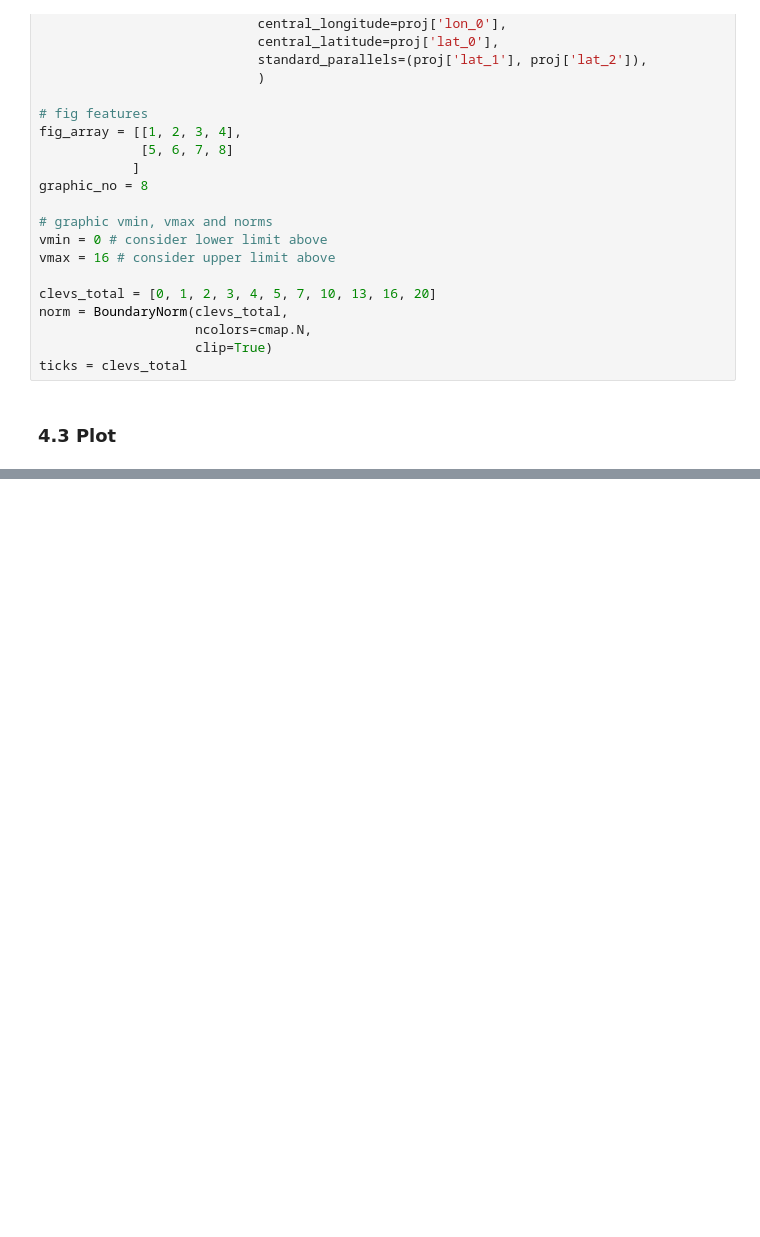
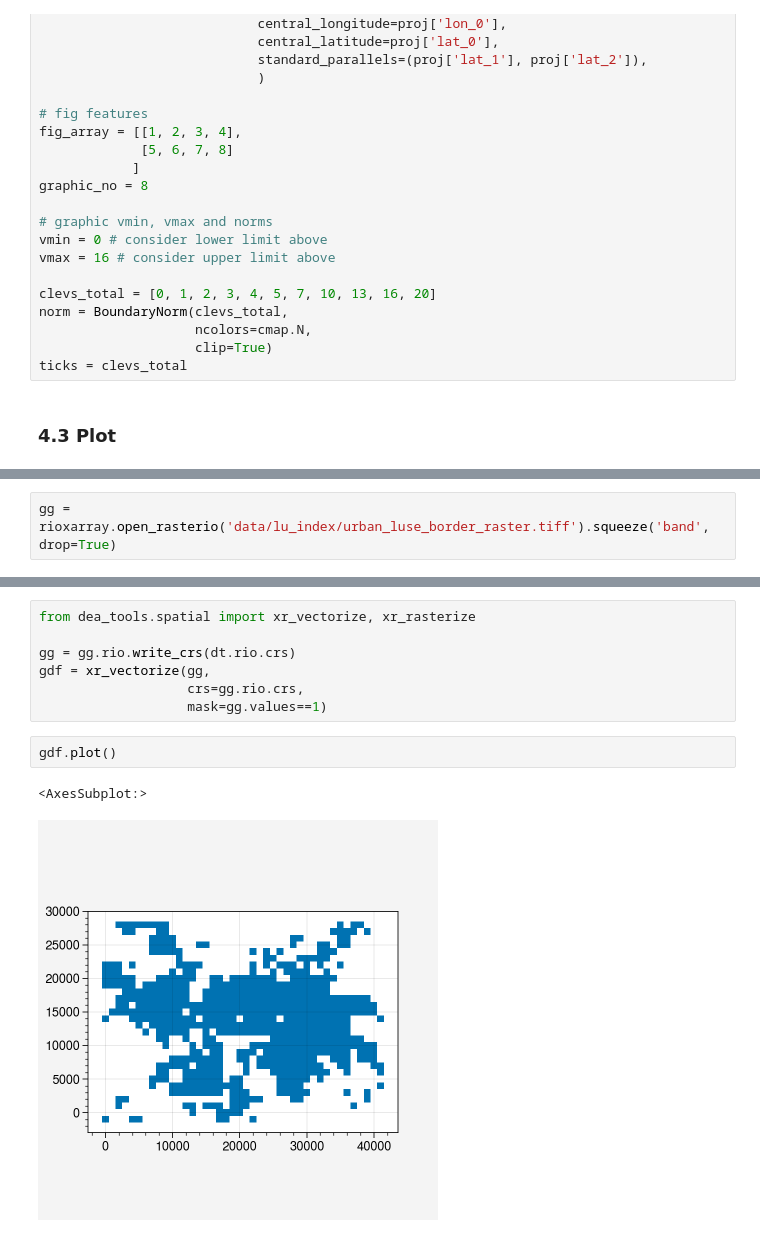
Before and after one commit to donmezkutay/Urban-Precipitation-Article, a Jupyter notebook: revision_summer_precipitation_spatial_hourly.ipynb, the cells around one changed output, grey strips where cells are left out. Saved outputs shown, nothing was run; the diff lists cells and outputs as text; blank space fills up the shorter version.

Commit message:
#vectorize raster urban boundary data

```diff
--- a/revision_summer_precipitation_spatial_hourly.ipynb
+++ b/revision_summer_precipitation_spatial_hourly.ipynb
@@ -276,0 +280,2 @@ ticks
+# %%
+gg = rioxarray.open_rasterio('data/lu_index/urban_luse_border_raster.tiff').squeeze('band', drop=True)
@@ -276,0 +301,12 @@ ticks
+# %%
+from dea_tools.spatial import xr_vectorize, xr_rasterize
+
+gg = gg.rio.write_crs(dt.rio.crs)
+gdf = xr_vectorize(gg,
+                   crs=gg.rio.crs,
+                   mask=gg.values==1)
+# %%
+gdf.plot()
+# %% [output]
+<AxesSubplot:>
+[figure, added]
```
Also changed, not shown: parts of 6 cells of this notebook.
